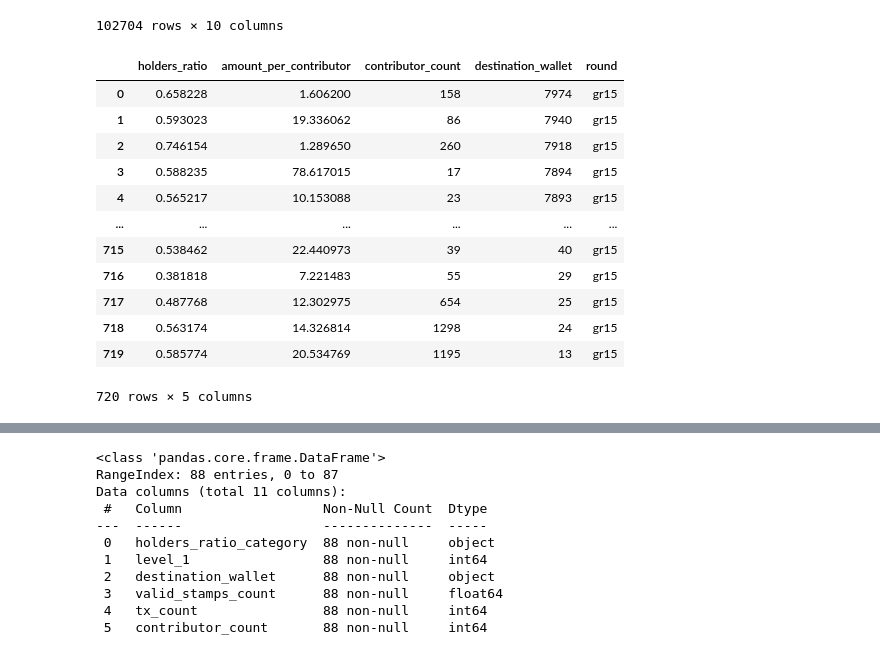
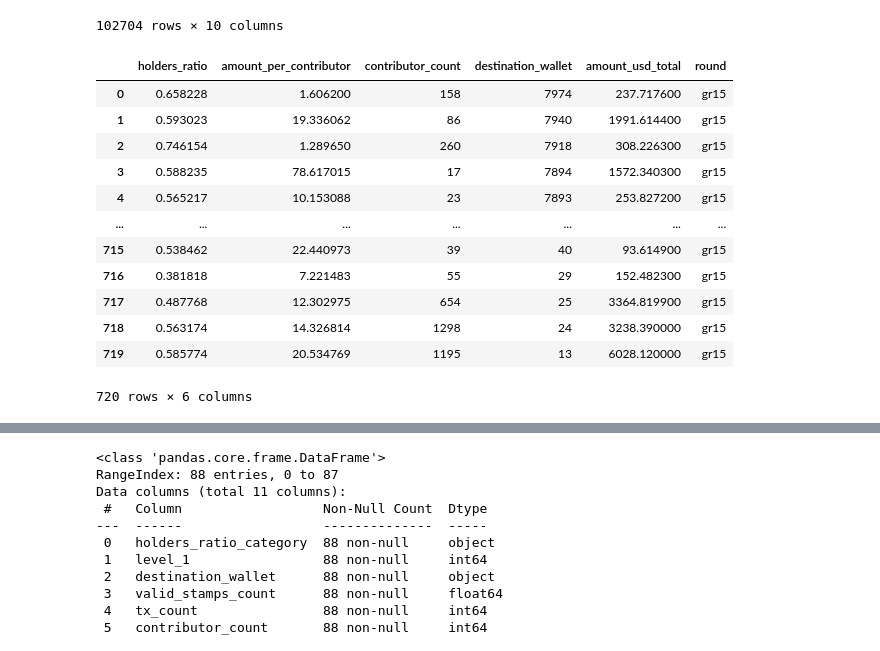
Before and after one commit to junta/gitcoin-data-builder, a Jupyter notebook: exploratory.ipynb, the cells around one changed output, grey strips where cells are left out. Saved outputs shown, nothing was run; the diff lists cells and outputs as text; code cells hidden in the pictures.

```diff
--- a/exploratory.ipynb
+++ b/exploratory.ipynb
@@ -65,25 +65,26 @@ holders_contributions
 # %%
 gr15_grants = pd.read_csv('./analytics_data/grants_stamps_gr15.csv')
 gr15_grants.describe()
 gr15_grants.rename(columns={'contributor_count_in_round': 'contributor_count'}, inplace=True)
 gr15_grants.rename(columns={'grant_id': 'destination_wallet'}, inplace=True)
-gr15_grants = gr15_grants[['holders_ratio', 'amount_per_contributor', 'contributor_count', 'destination_wallet']]
+gr15_grants.rename(columns={'amount_received_in_round': 'amount_usd_total'}, inplace=True)
+gr15_grants = gr15_grants[['holders_ratio', 'amount_per_contributor', 'contributor_count', 'destination_wallet', 'amount_usd_total']]
 gr15_grants['round'] = 'gr15'
 gr15_grants
 # %% [output]
-|  | holders_ratio | amount_per_contributor | contributor_count | destination_wallet | round |
-| 0 | 0.658228 | 1.606200 | 158 | 7974 | gr15 |
-| 1 | 0.593023 | 19.336062 | 86 | 7940 | gr15 |
-| 2 | 0.746154 | 1.289650 | 260 | 7918 | gr15 |
-| 3 | 0.588235 | 78.617015 | 17 | 7894 | gr15 |
-| 4 | 0.565217 | 10.153088 | 23 | 7893 | gr15 |
-| ... | ... | ... | ... | ... | ... |
-| 715 | 0.538462 | 22.440973 | 39 | 40 | gr15 |
-| 716 | 0.381818 | 7.221483 | 55 | 29 | gr15 |
-| 717 | 0.487768 | 12.302975 | 654 | 25 | gr15 |
-| 718 | 0.563174 | 14.326814 | 1298 | 24 | gr15 |
-| 719 | 0.585774 | 20.534769 | 1195 | 13 | gr15 |
+|  | holders_ratio | amount_per_contributor | contributor_count | destination_wallet | amount_usd_total | round |
+| 0 | 0.658228 | 1.606200 | 158 | 7974 | 237.717600 | gr15 |
+| 1 | 0.593023 | 19.336062 | 86 | 7940 | 1991.614400 | gr15 |
+| 2 | 0.746154 | 1.289650 | 260 | 7918 | 308.226300 | gr15 |
+| 3 | 0.588235 | 78.617015 | 17 | 7894 | 1572.340300 | gr15 |
+| 4 | 0.565217 | 10.153088 | 23 | 7893 | 253.827200 | gr15 |
+| ... | ... | ... | ... | ... | ... | ... |
+| 715 | 0.538462 | 22.440973 | 39 | 40 | 93.614900 | gr15 |
+| 716 | 0.381818 | 7.221483 | 55 | 29 | 152.482300 | gr15 |
+| 717 | 0.487768 | 12.302975 | 654 | 25 | 3364.819900 | gr15 |
+| 718 | 0.563174 | 14.326814 | 1298 | 24 | 3238.390000 | gr15 |
+| 719 | 0.585774 | 20.534769 | 1195 | 13 | 6028.120000 | gr15 |
-720 rows × 5 columns
+720 rows × 6 columns
 # %%
 unique_grants = contributions_passport[['round', 'destination_wallet']].drop_duplicates()
 
```
Also changed, not shown: parts of 3 cells of this notebook, 2 other files.
